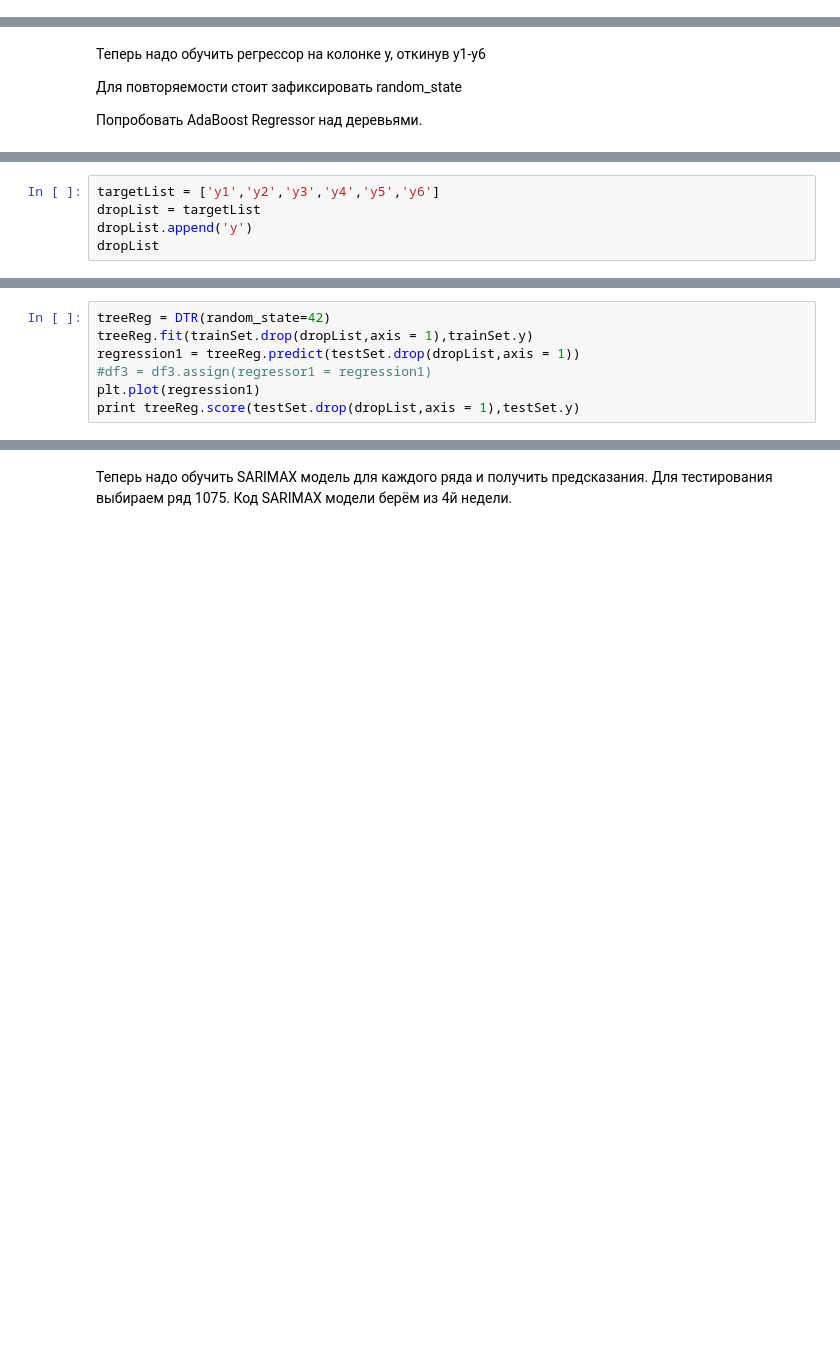
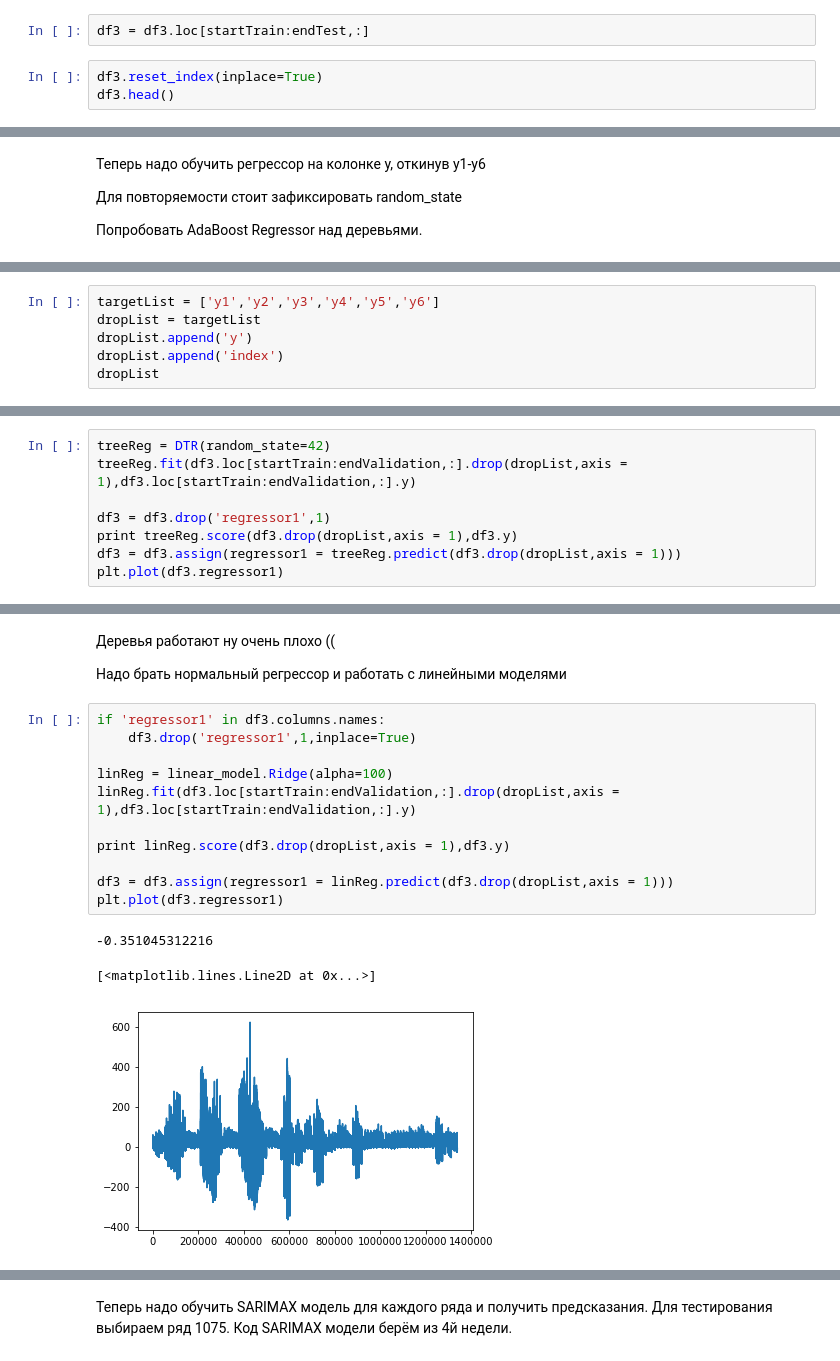
Before and after one commit to PhySci/projectNYtaxi, a Jupyter notebook: week5/week 5-2.ipynb, the cells around one changed output, grey strips where cells are left out. Drawn from its saved outputs; the diff is of its cells as text; blank space fills up the shorter version.

```diff
--- a/week5/week 5-2.ipynb
+++ b/week5/week 5-2.ipynb
@@ -252,0 +255,5 @@ df3.to_pickle('df3.pcl')
+# %%
+df3 = df3.loc[startTrain:endTest,:]
+# %%
+df3.reset_index(inplace=True)
+df3.head()
@@ -276,5 +282,6 @@ endTest   = '2016-06-30 23:00:00'
 targetList = ['y1','y2','y3','y4','y5','y6']
 dropList = targetList
 dropList.append('y')
+dropList.append('index')
 dropList
 # %% [output]
@@ -286,7 +293,8 @@ testSet = df3.query('index >= @startTest and index <= @endTest')
 # %%
 treeReg = DTR(random_state=42)
-treeReg.fit(trainSet.drop(dropList,axis = 1),trainSet.y)
-regression1 = treeReg.predict(testSet.drop(dropList,axis = 1))
-#df3 = df3.assign(regressor1 = regression1)
-plt.plot(regression1)
-print treeReg.score(testSet.drop(dropList,axis = 1),testSet.y)
+treeReg.fit(df3.loc[startTrain:endValidation,:].drop(dropList,axis = 1),df3.loc[startTrain:endValidation,:].y)
+
+df3 = df3.drop('regressor1',1)
+print treeReg.score(df3.drop(dropList,axis = 1),df3.y)
+df3 = df3.assign(regressor1 = treeReg.predict(df3.drop(dropList,axis = 1)))
+plt.plot(df3.regressor1)
@@ -301,0 +312,19 @@ print linReg.score(df3.loc[startTest:endTest,:].drop(dropList,axis = 1),df3.loc[
+# %% [markdown]
+Деревья работают ну очень плохо ((
+
+Надо брать нормальный регрессор и работать с линейными моделями
+# %%
+if 'regressor1' in df3.columns.names:
+    df3.drop('regressor1',1,inplace=True)
+
+linReg = linear_model.Ridge(alpha=100)
+linReg.fit(df3.loc[startTrain:endValidation,:].drop(dropList,axis = 1),df3.loc[startTrain:endValidation,:].y)
+
+print linReg.score(df3.drop(dropList,axis = 1),df3.y)
+
+df3 = df3.assign(regressor1 = linReg.predict(df3.drop(dropList,axis = 1)))
+plt.plot(df3.regressor1)
+# %% [output]
+-0.351045312216
+[<matplotlib.lines.Line2D at 0x...>]
+[figure, added]
```
Also changed, not shown: parts of 28 cells of this notebook, 1 other file.
